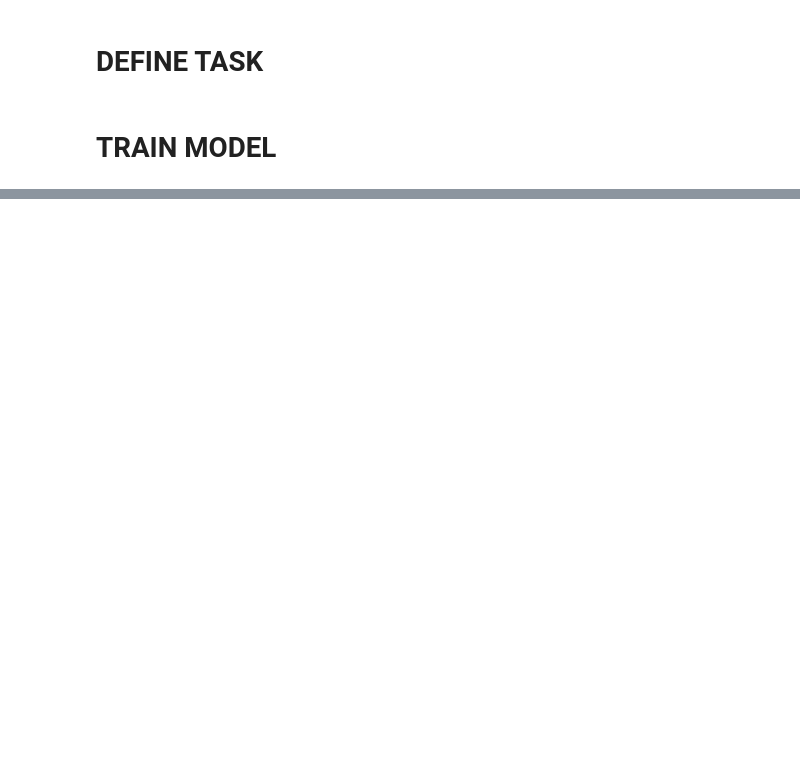
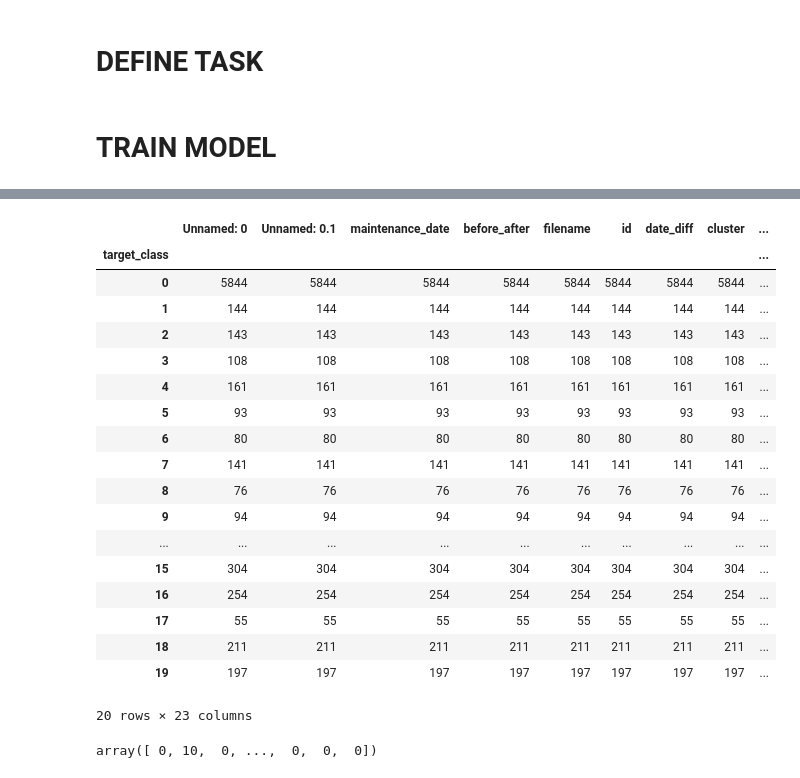
Before and after one commit to hyang0129/NGAFIDDATASET, a Jupyter notebook: NGAFID_DATASET_TF_EXAMPLE.ipynb, the cells around one changed output, grey strips where cells are left out. Drawn from its saved outputs; the diff is of its cells as text; code cells hidden in the pictures; blank space fills up the shorter version.

```diff
--- a/NGAFID_DATASET_TF_EXAMPLE.ipynb
+++ b/NGAFID_DATASET_TF_EXAMPLE.ipynb
@@ -197,0 +453,3 @@ number_hierarchies
+# %%
+dm.flight_header_df['number_flights_before'] = dm.flight_header_df.filename.apply(
+lambda x: x.split('_')[-2])
@@ -287,0 +694,22 @@ KeyboardInterrupt: ignored
+# %%
+dm.flight_header_df.groupby('target_class').count()
+# %% [output]
+|  | Unnamed: 0 | Unnamed: 0.1 | maintenance_date | before_after | filename | id | date_diff | cluster | ... |
+| target_class |  |  |  |  |  |  |  |  | ... |
+| 0 | 5844 | 5844 | 5844 | 5844 | 5844 | 5844 | 5844 | 5844 | ... |
+| 1 | 144 | 144 | 144 | 144 | 144 | 144 | 144 | 144 | ... |
+| 2 | 143 | 143 | 143 | 143 | 143 | 143 | 143 | 143 | ... |
+| 3 | 108 | 108 | 108 | 108 | 108 | 108 | 108 | 108 | ... |
+| 4 | 161 | 161 | 161 | 161 | 161 | 161 | 161 | 161 | ... |
+| 5 | 93 | 93 | 93 | 93 | 93 | 93 | 93 | 93 | ... |
+| 6 | 80 | 80 | 80 | 80 | 80 | 80 | 80 | 80 | ... |
+| 7 | 141 | 141 | 141 | 141 | 141 | 141 | 141 | 141 | ... |
+| 8 | 76 | 76 | 76 | 76 | 76 | 76 | 76 | 76 | ... |
+| 9 | 94 | 94 | 94 | 94 | 94 | 94 | 94 | 94 | ... |
+| ... | ... | ... | ... | ... | ... | ... | ... | ... | ... |
+| 15 | 304 | 304 | 304 | 304 | 304 | 304 | 304 | 304 | ... |
+| 16 | 254 | 254 | 254 | 254 | 254 | 254 | 254 | 254 | ... |
+| 17 | 55 | 55 | 55 | 55 | 55 | 55 | 55 | 55 | ... |
+| 18 | 211 | 211 | 211 | 211 | 211 | 211 | 211 | 211 | ... |
+| 19 | 197 | 197 | 197 | 197 | 197 | 197 | 197 | 197 | ... |
+20 rows × 23 columns
@@ -287,0 +718,6 @@ KeyboardInterrupt: ignored
+# %%
+import numpy as np
+
+np.argmax(preds[0], axis = 1)
+# %% [output]
+array([ 0, 10,  0, ...,  0,  0,  0])
```
Also changed, not shown: parts of 22 cells of this notebook.
